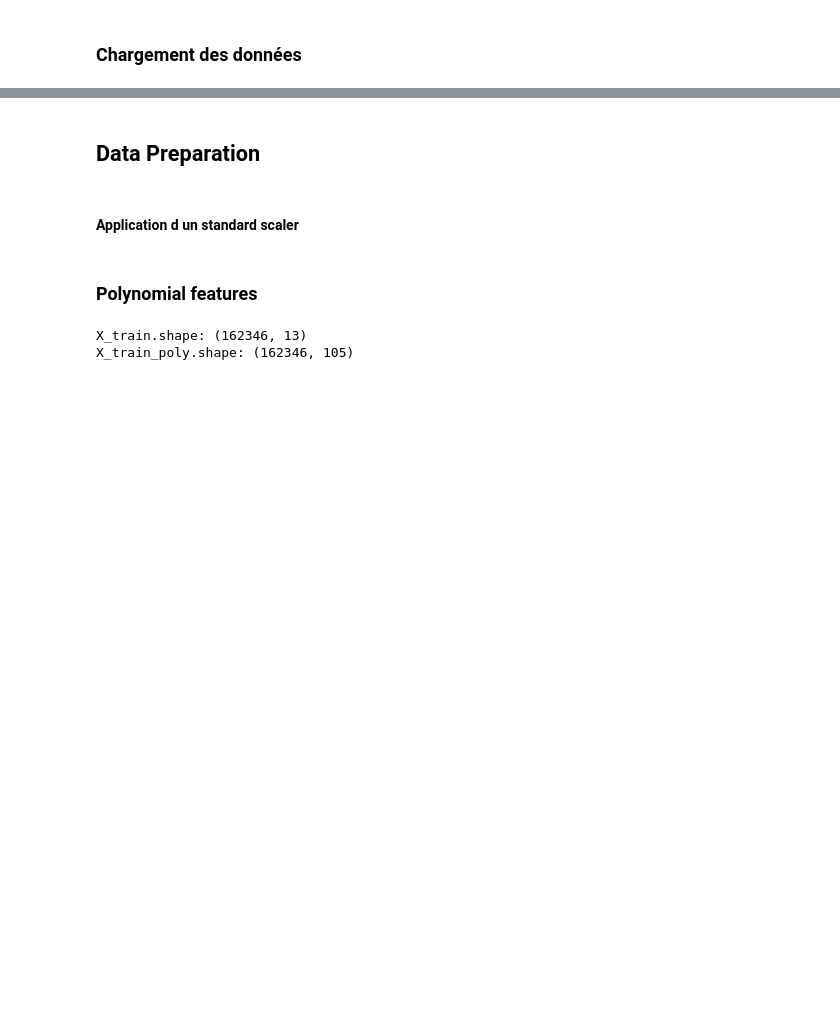
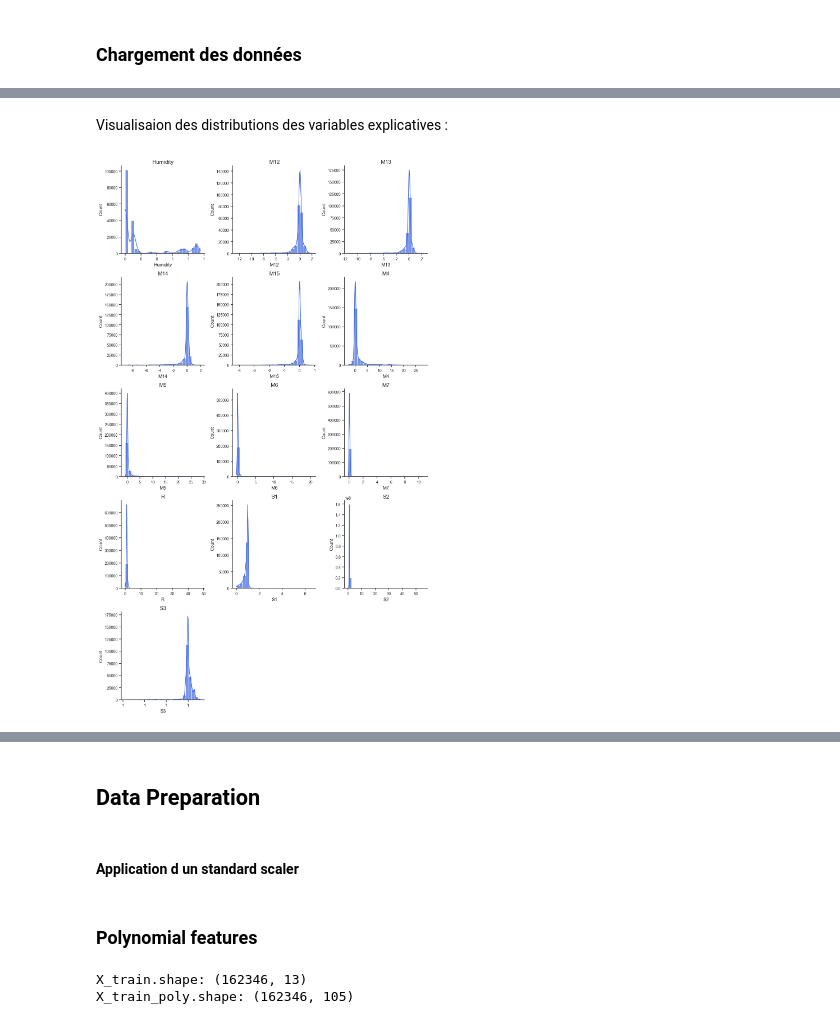
Before and after one commit to baptistedfr/Identification-Gaz-Toxiques-BERTIN, a Jupyter notebook: exemple.ipynb, the cells around one changed output, grey strips where cells are left out. Saved outputs shown, nothing was run; the diff lists cells and outputs as text; code cells hidden in the pictures; blank space fills up the shorter version.

```diff
--- a/exemple.ipynb
+++ b/exemple.ipynb
@@ -13,6 +13,15 @@ from sklearn.svm import SVR
 from sklearn.tree import DecisionTreeRegressor
 from sklearn.neighbors import KNeighborsRegressor
 from sklearn.preprocessing import StandardScaler, PolynomialFeatures
+from matplotlib.ticker import FuncFormatter
+import statsmodels.api as sm
+from sklearn.inspection import PartialDependenceDisplay
+from PyALE import ale
+import shap
+import seaborn as sns
+
+custom_params = {"axes.spines.right": False, "axes.spines.top": False}
+sns.set_theme(style="ticks", rc=custom_params)
 
 import warnings
 warnings.filterwarnings("ignore")
@@ -24,0 +47,3 @@ test_data = pd.read_csv('data/x_test.csv')
+# %%
+df_display = train_data.drop(columns=["ID"]).applymap('{:.3f}'.format)
+df_display.head(10)
@@ -24,0 +64,4 @@ test_data = pd.read_csv('data/x_test.csv')
+# %%
+df_display = df_display.astype(float)
+summary_stats = df_display.agg({x: ['count', 'median', 'mean', 'std', 'skew', 'kurtosis', 'min', 'max'] for x in df_display.columns}).applymap('{:.2f}'.format)
+summary_stats.head(15)
@@ -24,0 +78,38 @@ test_data = pd.read_csv('data/x_test.csv')
+# %% [markdown]
+Visualisaion des distributions des variables explicatives :
+# %%
+import pandas as pd
+import matplotlib.pyplot as plt
+import seaborn as sns
+from matplotlib.ticker import FuncFormatter
+
+params = {
+    "axes.labelsize": 12,
+    "axes.titlesize": 14,
+    "font.size": 10,
+    "xtick.labelsize": 10,
+    "ytick.labelsize": 10,
+    "figure.figsize": [6, 6]
+}
+plt.rcParams.update(params)
+
+def tick_fmt(number, pos):
+    return f"{number:,.0f}"
+
+num_vars = len(df_display.columns)
+num_cols = 3
+num_rows = -(-num_vars // num_cols)
+
+plt.figure(figsize=(12, 4 * num_rows))
+
+for i, var in enumerate(df_display.columns):
+    plt.subplot(num_rows, num_cols, i + 1)
+
+    sns.histplot(df_display[var], bins=25, color="royalblue", alpha=0.7, kde=True)
+    plt.gca().xaxis.set_major_formatter(FuncFormatter(tick_fmt))
+    plt.title(var)
+
+plt.tight_layout()
+plt.show()
+# %% [output]
+[figure, added]
```
Also changed, not shown: parts of 21 cells of this notebook.
